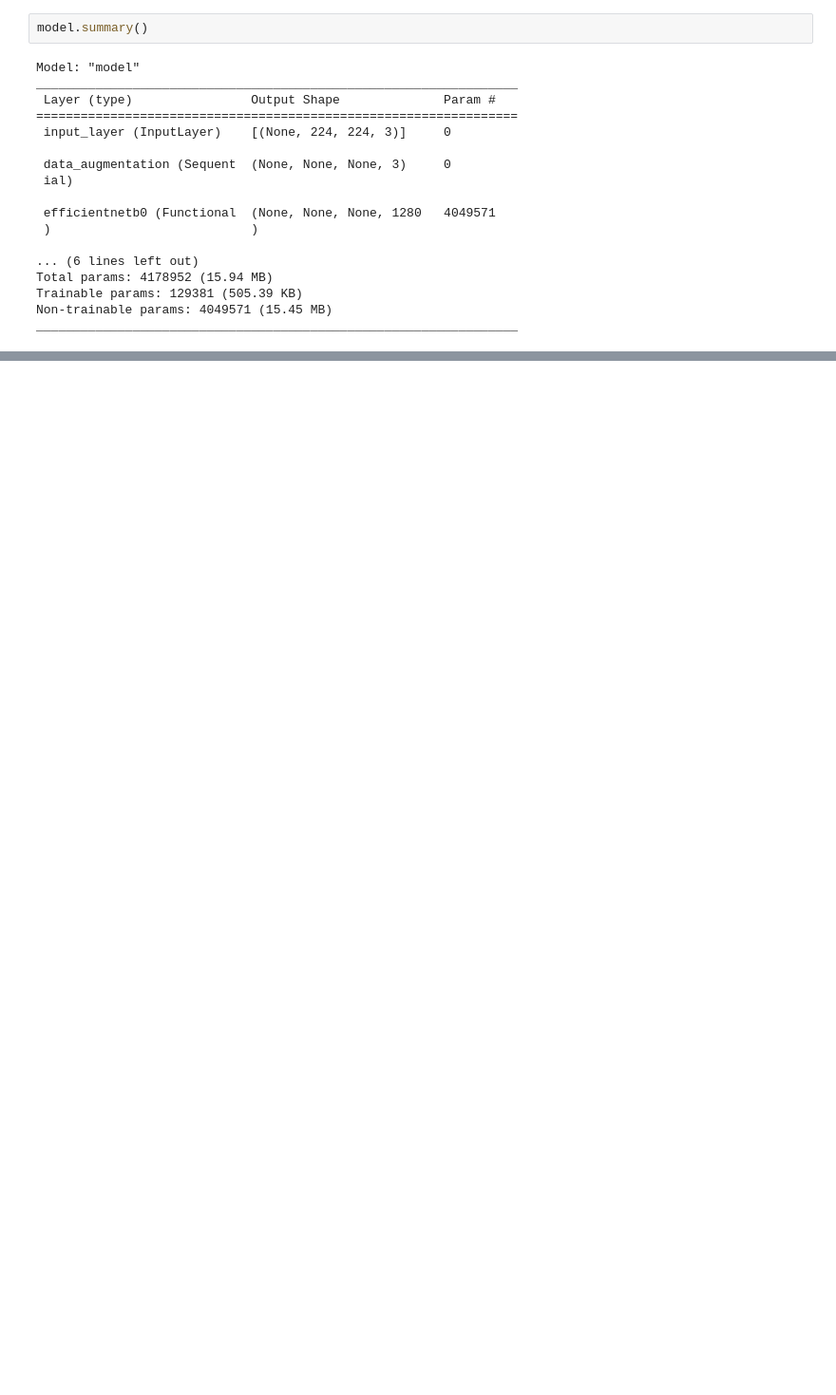
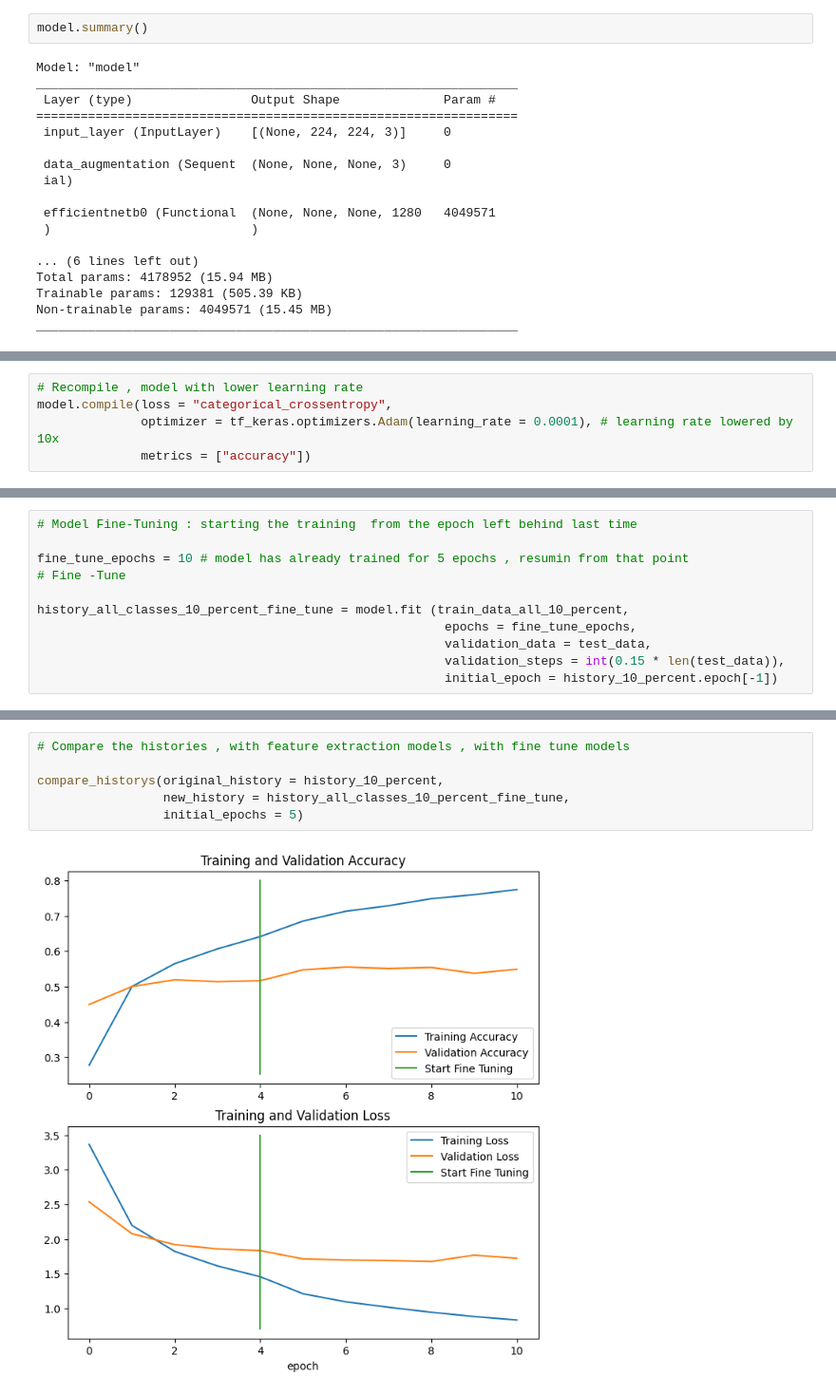
Before and after one commit to akhil4674/transfer_Learning_Experiment, a Jupyter notebook: 06_ transfer_Learning_Pt3.ipynb, the cells around one changed output, grey strips where cells are left out. Shown at 95% size. Saved outputs shown, nothing was run; the diff lists cells and outputs as text; blank space fills up the shorter version.

```diff
--- a/06_ transfer_Learning_Pt3.ipynb
+++ b/06_ transfer_Learning_Pt3.ipynb
@@ -167,0 +198,5 @@ _________________________________________________________________
+# %%
+# Recompile , model with lower learning rate
+model.compile(loss = "categorical_crossentropy",
+              optimizer = tf_keras.optimizers.Adam(learning_rate = 0.0001), # learning rate lowered by 10x
+              metrics = ["accuracy"])
@@ -167,0 +241,11 @@ _________________________________________________________________
+# %%
+# Model Fine-Tuning : starting the training  from the epoch left behind last time
+
+fine_tune_epochs = 10 # model has already trained for 5 epochs , resumin from that point
+# Fine -Tune
+
+history_all_classes_10_percent_fine_tune = model.fit (train_data_all_10_percent,
+                                                       epochs = fine_tune_epochs,
+                                                       validation_data = test_data,
+                                                       validation_steps = int(0.15 * len(test_data)),
+                                                       initial_epoch = history_10_percent.epoch[-1])
@@ -167,0 +273,8 @@ _________________________________________________________________
+# %%
+# Compare the histories , with feature extraction models , with fine tune models
+
+compare_historys(original_history = history_10_percent,
+                 new_history = history_all_classes_10_percent_fine_tune,
+                 initial_epochs = 5)
+# %% [output]
+[figure, added]
```
Also changed, not shown: parts of 48 cells of this notebook.
